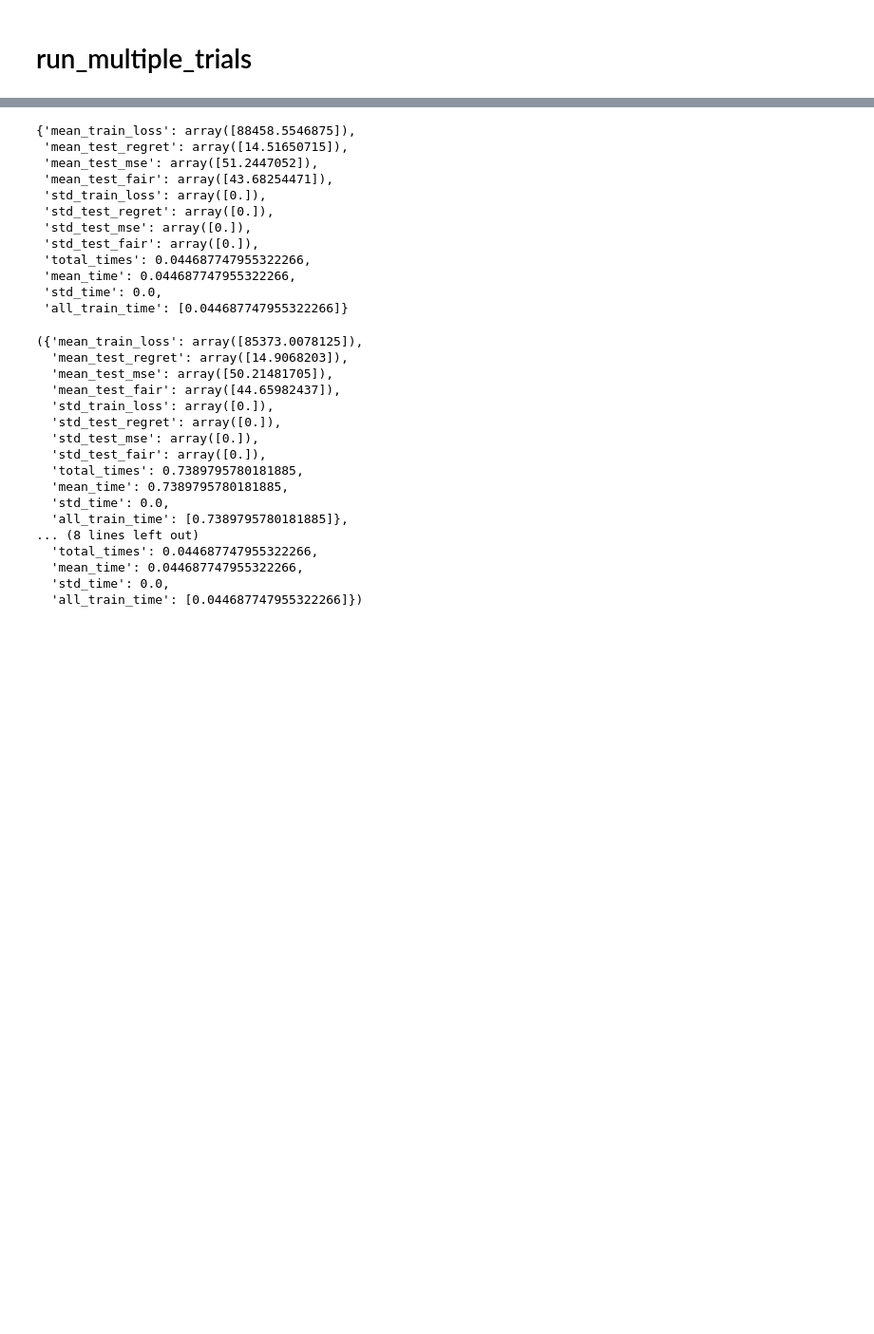
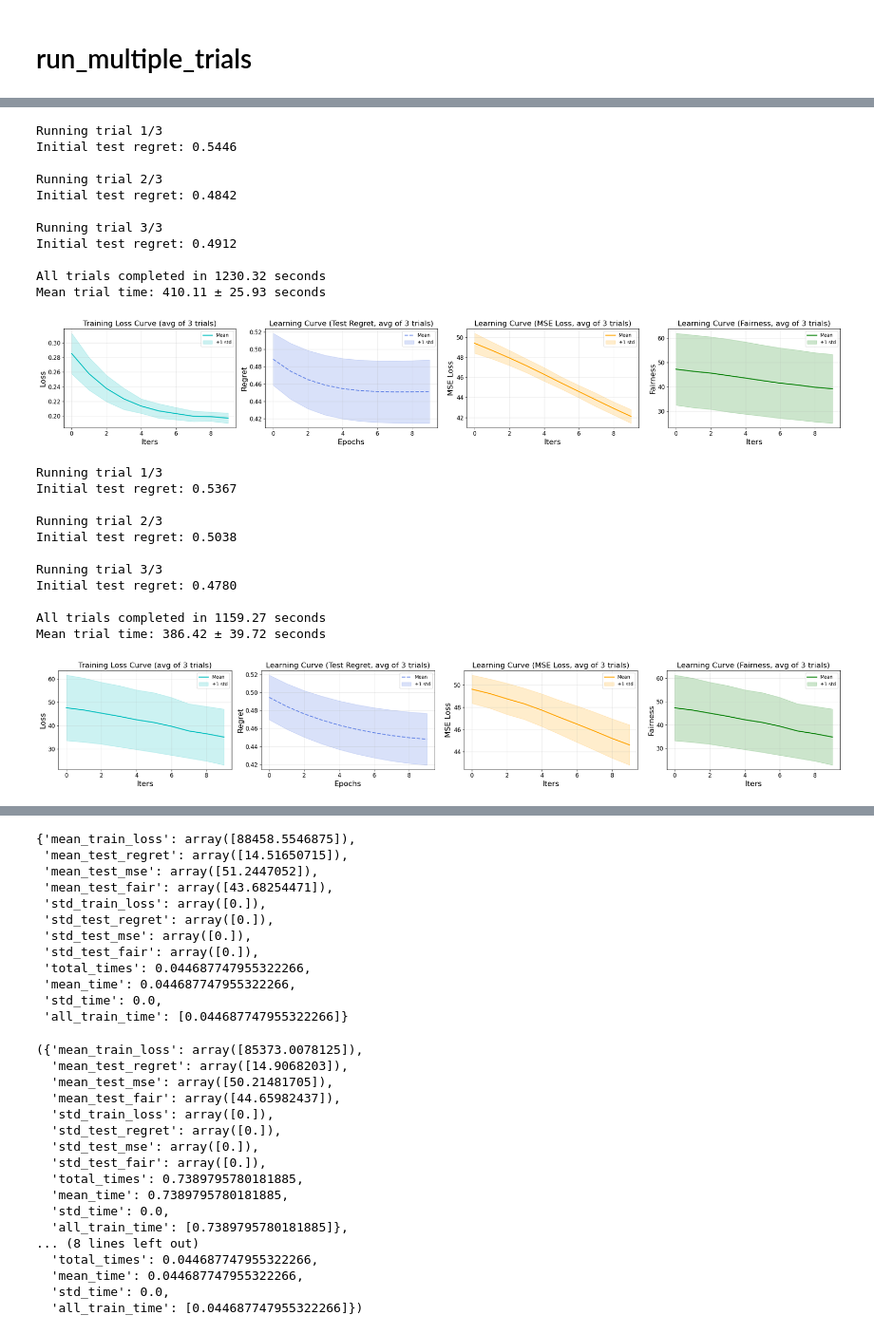
Before and after one commit to DennisWang2488/Fairness-Decision-Focused-Loss, a Jupyter notebook: FDFL/FDFL.ipynb, the cells around one changed output, grey strips where cells are left out. Shown at 95% size. Cells and saved outputs as stored; diff of their text form; code cells hidden in the pictures; blank space fills up the shorter version.

```diff
--- a/FDFL/FDFL.ipynb
+++ b/FDFL/FDFL.ipynb
@@ -1408,0 +1359,77 @@ def run_multiple_trials(optmodel, feats, gainF, risk, cost, df, n_trials=10, tes
+# %%
+
+results_cvx_1p5 = run_multiple_trials(
+    optmodel=solve_closed_form,
+    feats=feats,
+    gainF=gainF,
+    risk=risk,
+    cost=cost,
+    df=df,
+    n_trials=3,
+    lambda_fairness=0,
+    num_epochs=10,
+    initial_lr=2e-3,
+    weight_decay=1e-4,
+    scheduler_patience=10,
+    scheduler_factor=0.5,
+    min_lr=1e-4,
+    alpha=1.5,
+    Q=Q,
+    dfl=True,
+    grad_method='cvxpylayer'
+)
+results_cvx_1p5_fair = run_multiple_trials(
+    optmodel=solve_closed_form,
+    feats=feats,
+    gainF=gainF,
+    risk=risk,
+    cost=cost,
+    df=df,
+    n_trials=3,
+    lambda_fairness=1,
+    num_epochs=10,
+    initial_lr=2e-3,
+    weight_decay=1e-4,
+    scheduler_patience=10,
+    scheduler_factor=0.5,
+    min_lr=1e-4,
+    alpha=1.5,
+    Q=Q,
+    dfl=True,
+    grad_method='cvxpylayer'
+)
+
+
+save_results = {
+    'results_cvx_1p5': results_cvx_1p5,
+    'results_cvx_1p5_fair': results_cvx_1p5_fair
+}
+
+for name, data in save_results.items():
+    with open(f'res/cvxpylayer/NN/{name}.pkl', 'wb') as f:
+        pickle.dump(data, f)
+# %% [output]
+Running trial 1/3
+Initial test regret: 0.5446
+
+Running trial 2/3
+Initial test regret: 0.4842
+
+Running trial 3/3
+Initial test regret: 0.4912
+
+All trials completed in 1230.32 seconds
+Mean trial time: 410.11 ± 25.93 seconds
+[figure, added]
+Running trial 1/3
+Initial test regret: 0.5367
+
+Running trial 2/3
+Initial test regret: 0.5038
+
+Running trial 3/3
+Initial test regret: 0.4780
+
+All trials completed in 1159.27 seconds
+Mean trial time: 386.42 ± 39.72 seconds
+[figure, added]
```
Also changed, not shown: parts of 35 cells of this notebook, 22 other files.
